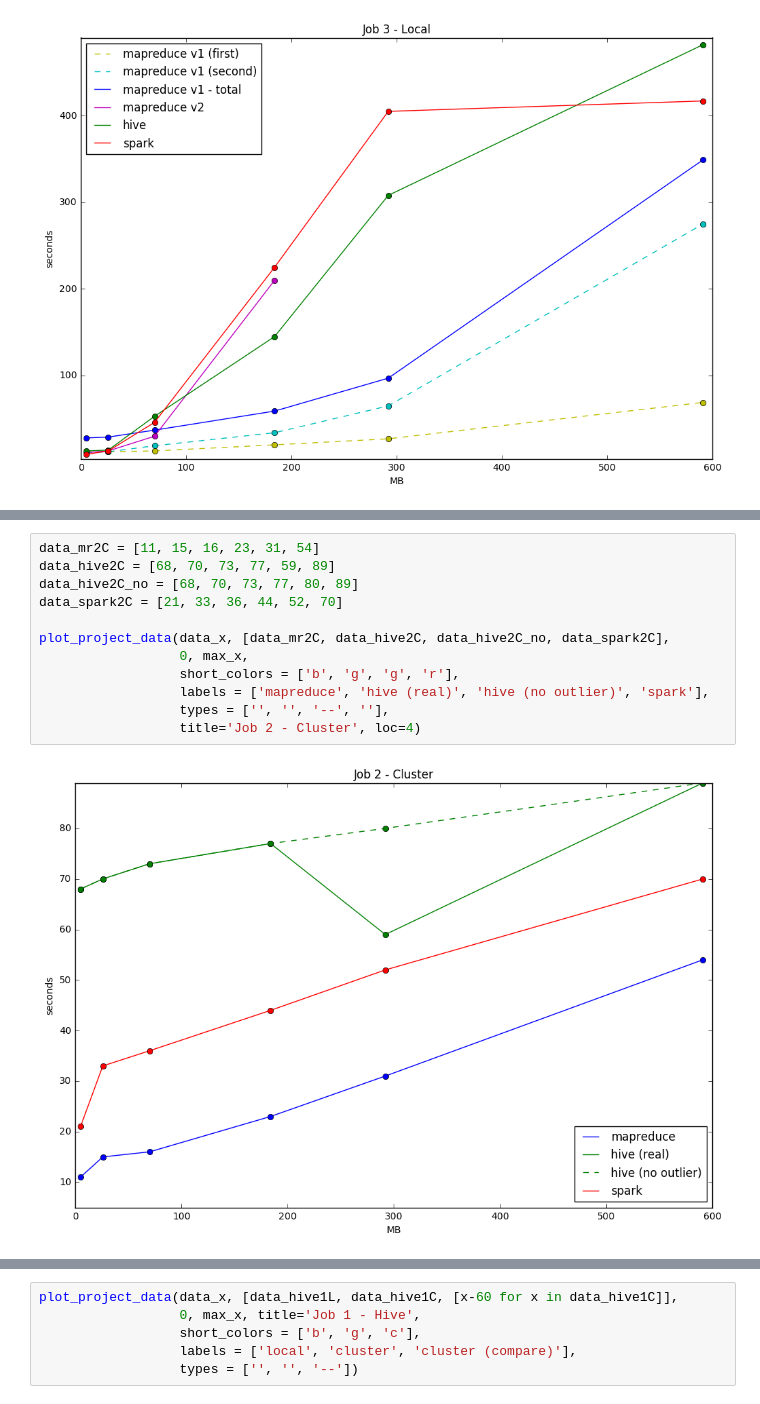
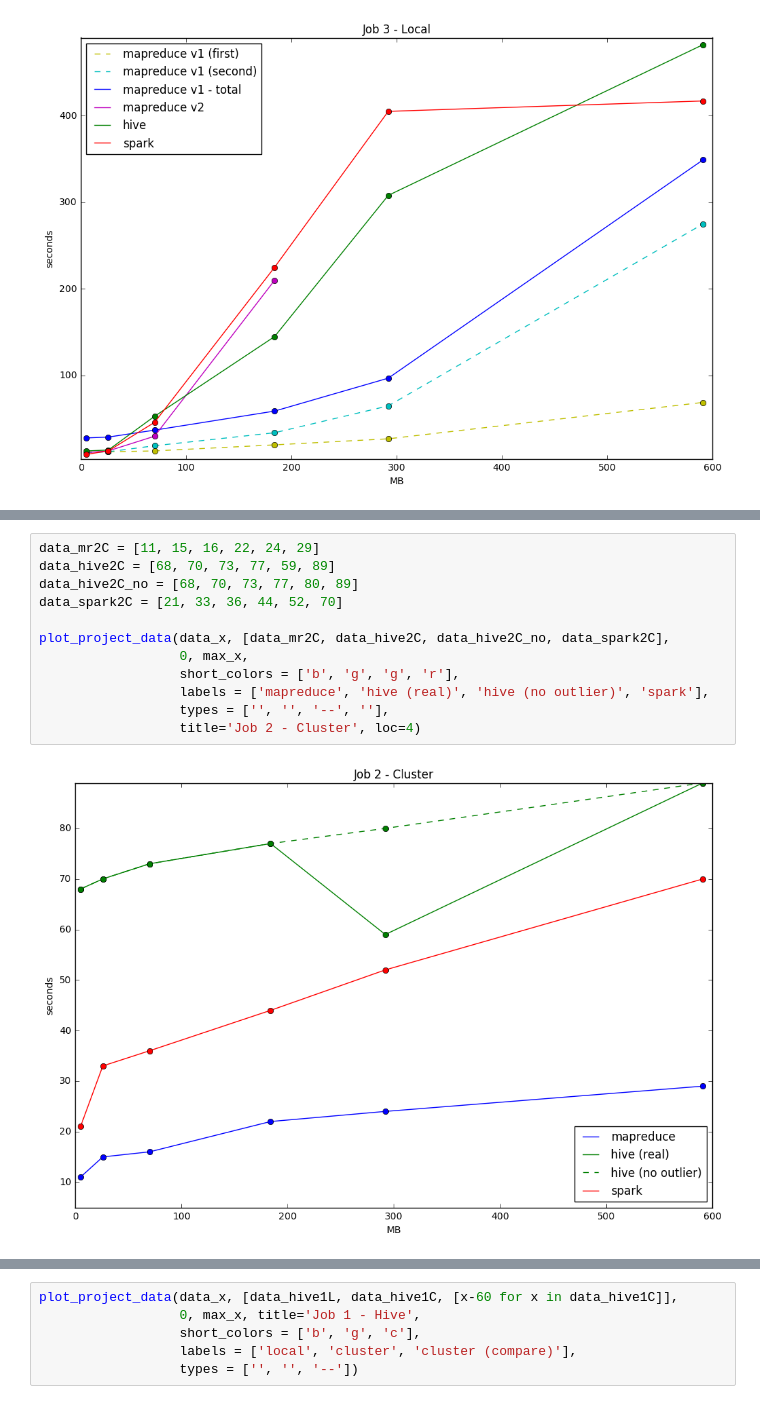
Before and after one commit to BigData-MielPops/Project1, a Jupyter notebook: plots.ipynb, the cells around one changed output, grey strips where cells are left out. Cells and saved outputs as stored; diff of their text form.

```diff
--- a/plots.ipynb
+++ b/plots.ipynb
@@ -74,15 +74,15 @@ plot_project_data(data_x, [data_mr1C, data_hive1C, data_spark1C],
 # %%
-data_mr2C = [11, 15, 16, 23, 31, 54]
+data_mr2C = [11, 15, 16, 22, 24, 29]
 data_hive2C = [68, 70, 73, 77, 59, 89]
 data_hive2C_no = [68, 70, 73, 77, 80, 89]
 data_spark2C = [21, 33, 36, 44, 52, 70]
 
 plot_project_data(data_x, [data_mr2C, data_hive2C, data_hive2C_no, data_spark2C],
                   0, max_x,
                   short_colors = ['b', 'g', 'g', 'r'],
                   labels = ['mapreduce', 'hive (real)', 'hive (no outlier)', 'spark'],
                   types = ['', '', '--', ''],
                   title='Job 2 - Cluster', loc=4)
 # %% [output]
-[figure, old version]
+[figure, new version]
 # %%
```
Also changed, not shown: parts of 5 cells of this notebook, 13 other files.
